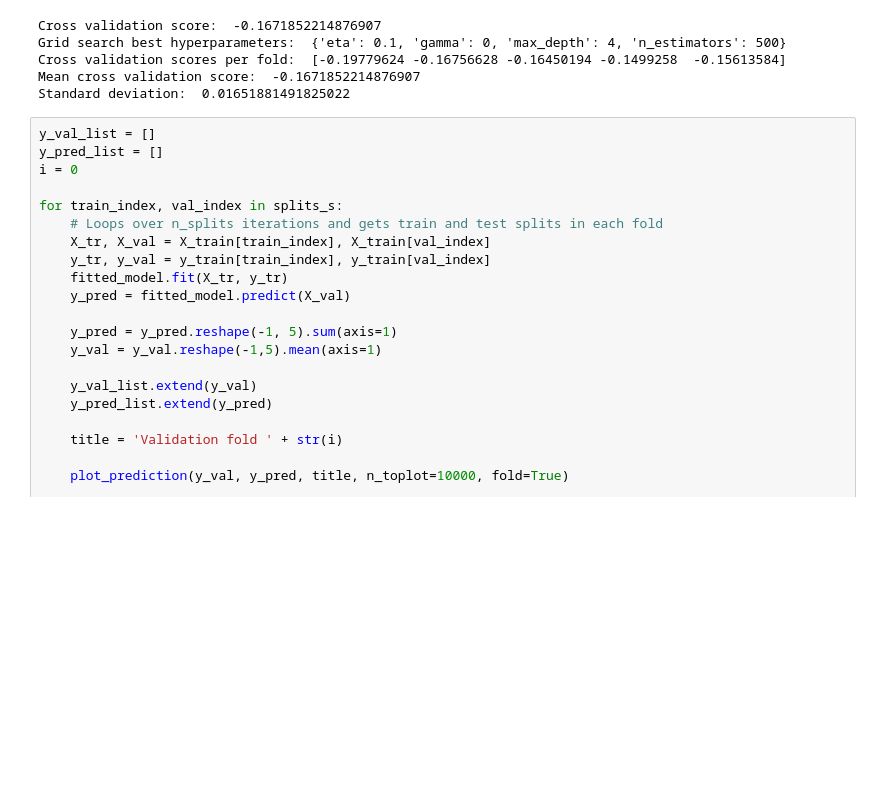
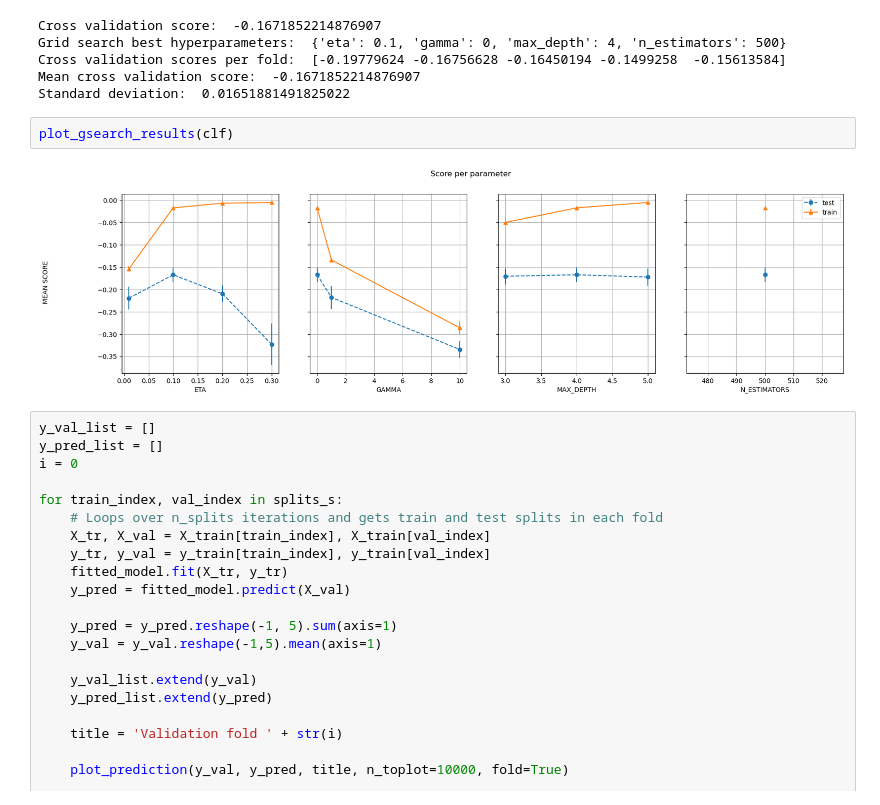
Before and after one commit to khsjursen/ML_MB_Norway, a Jupyter notebook: test_custom_loss.ipynb, the cells around one changed output. Drawn from its saved outputs; the diff is of its cells as text; blank space fills up the shorter version.

```diff
--- a/test_custom_loss.ipynb
+++ b/test_custom_loss.ipynb
@@ -1110,6 +1098,10 @@ Grid search best hyperparameters:  {'eta': 0.1, 'gamma': 0, 'max_depth': 4, 'n_e
 Cross validation scores per fold:  [-0.19779624 -0.16756628 -0.16450194 -0.1499258  -0.15613584]
 Mean cross validation score:  -0.1671852214876907
 Standard deviation:  0.01651881491825022
+# %%
+plot_gsearch_results(clf)
+# %% [output]
+[figure, added]
 # %%
 y_val_list = []
 y_pred_list = []
```
Also changed, not shown: parts of 37 cells of this notebook.
